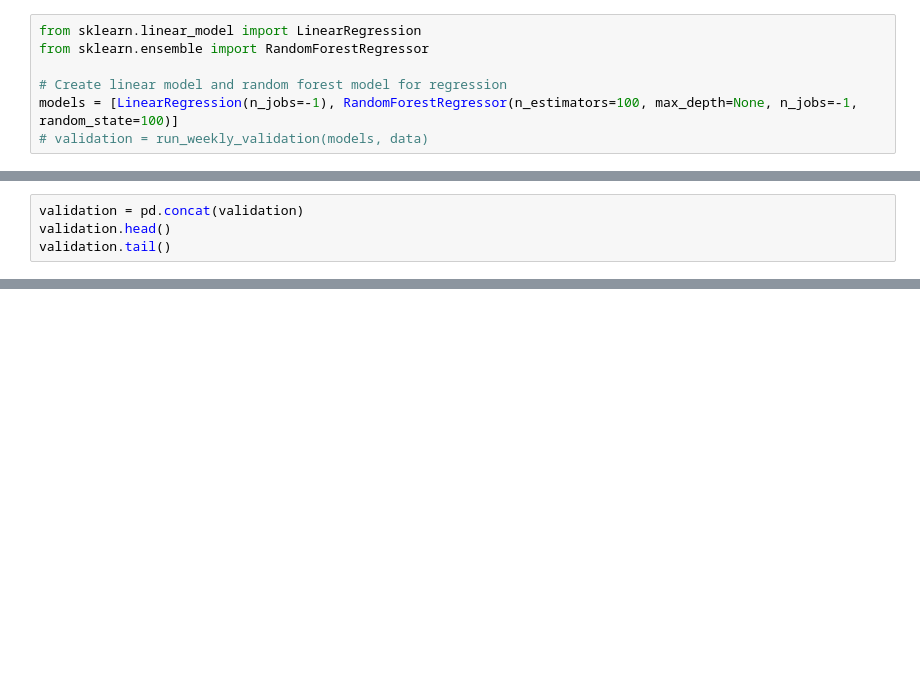
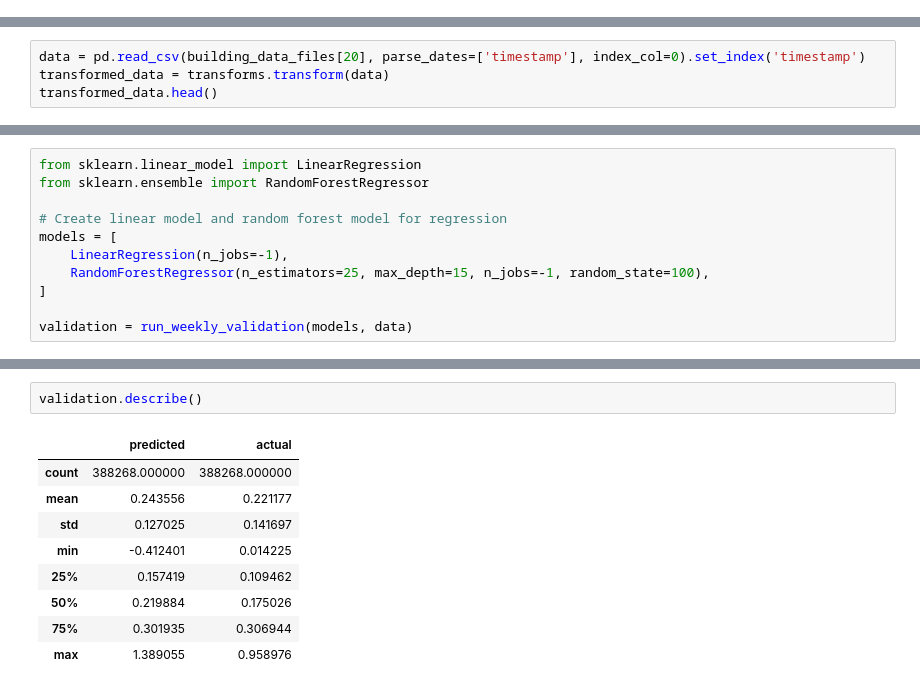
Before and after one commit to WillKoehrsen/Data-Analysis, a Jupyter notebook: cyclical-features/Testing Cyclical Encoding.ipynb, the cells around one changed output, grey strips where cells are left out. Cells and saved outputs as stored; diff of their text form; blank space fills up the shorter version.

Commit message:
Done with validation testing

```diff
--- a/cyclical-features/Testing Cyclical Encoding.ipynb
+++ b/cyclical-features/Testing Cyclical Encoding.ipynb
@@ -143,7 +0,0 @@ import black
-# %%
-from sklearn.linear_model import LinearRegression
-from sklearn.ensemble import RandomForestRegressor
-
-# Create linear model and random forest model for regression
-models = [LinearRegression(n_jobs=-1), RandomForestRegressor(n_estimators=100, max_depth=None, n_jobs=-1, random_state=100)]
-# validation = run_weekly_validation(models, data)
@@ -170,4 +0,0 @@ Using model: RandomForestRegressor
-# %%
-validation = pd.concat(validation)
-validation.head()
-validation.tail()
@@ -200,0 +143,4 @@ def graph_results(results):
+# %%
+data = pd.read_csv(building_data_files[20], parse_dates=['timestamp'], index_col=0).set_index('timestamp')
+transformed_data = transforms.transform(data)
+transformed_data.head()
@@ -200,0 +257,11 @@ def graph_results(results):
+# %%
+from sklearn.linear_model import LinearRegression
+from sklearn.ensemble import RandomForestRegressor
+
+# Create linear model and random forest model for regression
+models = [
+    LinearRegression(n_jobs=-1),
+    RandomForestRegressor(n_estimators=25, max_depth=15, n_jobs=-1, random_state=100),
+]
+
+validation = run_weekly_validation(models, data)
@@ -200,0 +278,12 @@ def graph_results(results):
+# %%
+validation.describe()
+# %% [output]
+|  | predicted | actual |
+| count | 388268.000000 | 388268.000000 |
+| mean | 0.243556 | 0.221177 |
+| std | 0.127025 | 0.141697 |
+| min | -0.412401 | 0.014225 |
+| 25% | 0.157419 | 0.109462 |
+| 50% | 0.219884 | 0.175026 |
+| 75% | 0.301935 | 0.306944 |
+| max | 1.389055 | 0.958976 |
```
Also changed, not shown: parts of 62 cells of this notebook, 6 other files.
